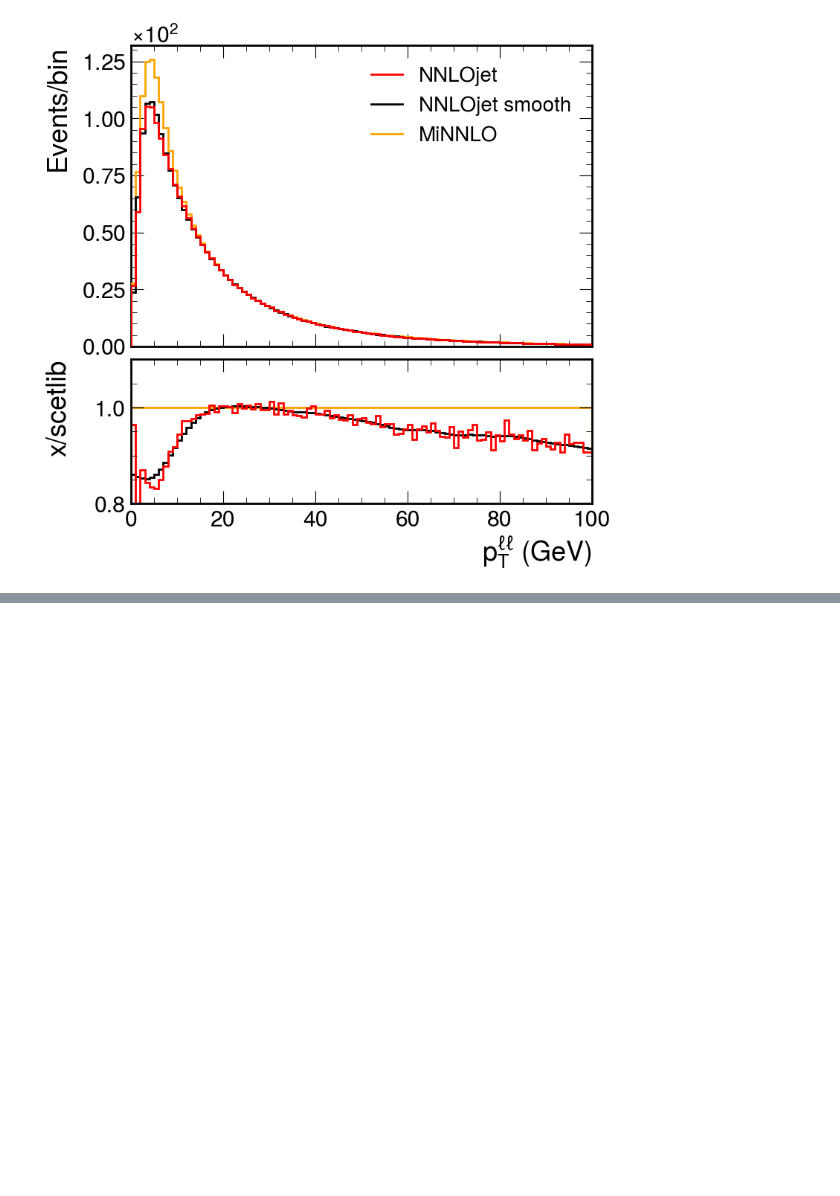
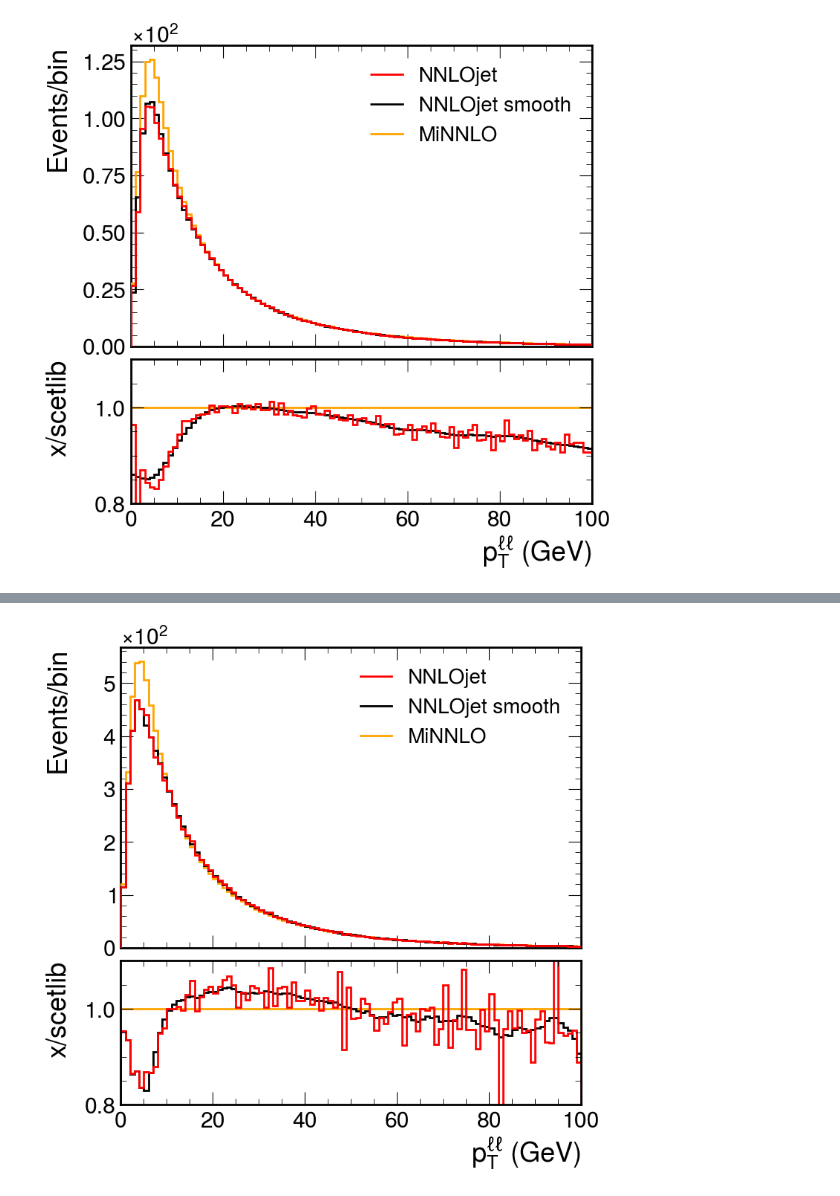
Before and after one commit to jeyserma/WRemnants, a Jupyter notebook: notebooks/SmoothNNLOjet.ipynb, the cells around one changed output, grey strips where cells are left out. Drawn from its saved outputs; the diff is of its cells as text; code cells hidden in the pictures; blank space fills up the shorter version.

Commit message:
Make W correction from W- only

```diff
--- a/notebooks/SmoothNNLOjet.ipynb
+++ b/notebooks/SmoothNNLOjet.ipynb
@@ -279,3 +336,21 @@ fig = plot_tools.makePlotWithRatioToRef(
             )
 # %% [output]
 [figure]
+# %%
+scetlib_nnlojet_n4lln3lo_wmsm = input_tools.read_matched_scetlib_nnlojet_hist(
+    "/home/k/kelong/work/Generators/TheoryCorrections/SCETlib/msht20_nplambda_n4+0ll/inclusive_Wm_MSHT20_nplambda_N4+0LL.pkl",
+    "/home/k/kelong/work/Generators/TheoryCorrections/SCETlib/msht20_nplambda_n4+0ll/inclusive_Wm_MSHT20_nplambda_n3lo_sing.pkl",
+    "/home/k/kelong/work/Generators/TheoryCorrections/NNLOjet/Wm/WmjNNLO/ptw",
+    axes=("Y", "qT"),
+    zero_nons_bins=hist.tag.Slicer()[0:2],
+    smooth_nnlojet=True,
+)
+# %%
+scetlib_nnlojet_n4lln3lo_wm = input_tools.read_matched_scetlib_nnlojet_hist(
+    "/home/k/kelong/work/Generators/TheoryCorrections/SCETlib/msht20_nplambda_n4+0ll/inclusive_Wm_MSHT20_nplambda_N4+0LL.pkl",
+    "/home/k/kelong/work/Generators/TheoryCorrections/SCETlib/msht20_nplambda_n4+0ll/inclusive_Wm_MSHT20_nplambda_n3lo_sing.pkl",
+    "/home/k/kelong/work/Generators/TheoryCorrections/NNLOjet/Wm/WmjNNLO/ptw",
+    axes=("Y", "qT"),
+    zero_nons_bins=hist.tag.Slicer()[0:2],
+    smooth_nnlojet=False,
+)
@@ -281,0 +367,30 @@ fig = plot_tools.makePlotWithRatioToRef(
+# %%
+minnlow = input_tools.read_and_scale("/scratch/kelong/Analysis/w_z_gen_dists_maxFiles_m1_msht20.hdf5", "WminusmunuPostVFP", "nominal_gen")
+# %%
+fig = plot_tools.makePlotWithRatioToRef(
+                    hists=[
+                        minnlow.project("ptVgen")[:100j],
+                        scetlib_nnlojet_n4lln3lo_wmsm[{"vars" : 0}].project("qT"),
+                        scetlib_nnlojet_n4lln3lo_wm[{"vars" : 0}].project("qT"),
+
+                    ],
+                    labels=[
+                            "MiNNLO",
+                            "NNLOjet smooth",
+                            "NNLOjet",
+                           ],
+                    colors=[
+                            "orange",
+                            "black",
+                            "red",
+                           ],
+                    xlabel="p$_{T}^{\ell\ell}$ (GeV)",
+                    ylabel="Events/bin",
+                    rlabel="x/scetlib",
+                    rrange=[0.8, 1.1],
+                    nlegcols=1,
+                    xlim=None, binwnorm=1.0, baseline=True,
+                    ratio_legend=False,
+            )
+# %% [output]
+[figure, added]
```
Also changed, not shown: parts of 15 cells of this notebook, 2 other files.
